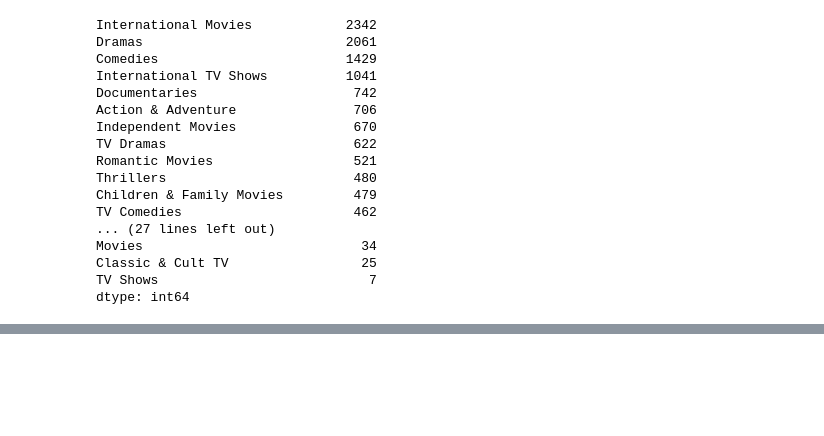
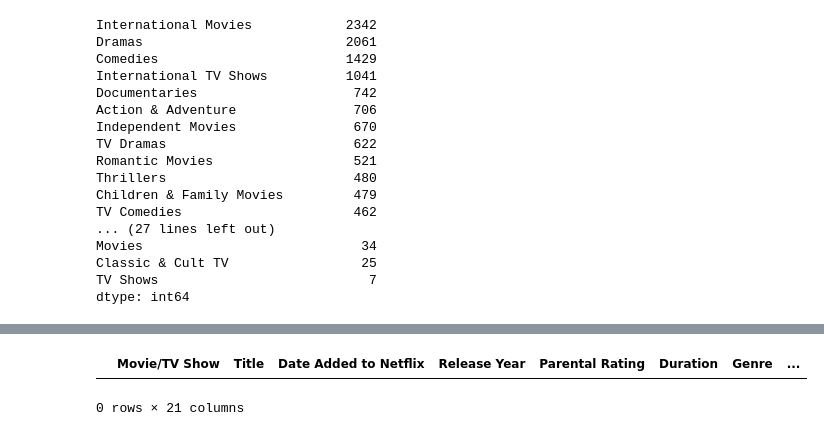
Before and after one commit to terrilvallikalam/Project1-TheFloorIsJava, a Jupyter notebook: Question 2.ipynb, the cells around one changed output, grey strips where cells are left out. Cells and saved outputs as stored; diff of their text form; code cells hidden in the pictures; blank space fills up the shorter version.

```diff
--- a/Question 2.ipynb
+++ b/Question 2.ipynb
@@ -139,0 +196,6 @@ dtype: int64
+# %%
+year = netflix_df.loc[netflix_df["Year Added to Netflix"] == "2010"]
+year
+# %% [output]
+|  | Movie/TV Show | Title | Date Added to Netflix | Release Year | Parental Rating | Duration | Genre | ... |
+0 rows × 21 columns
```
Also changed, not shown: parts of 6 cells of this notebook.
